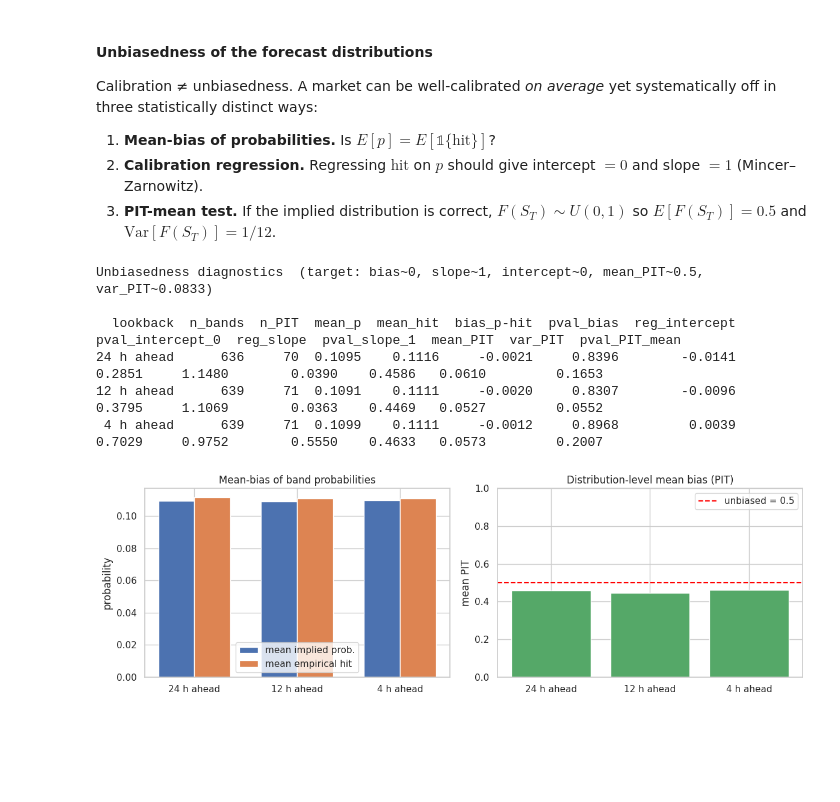
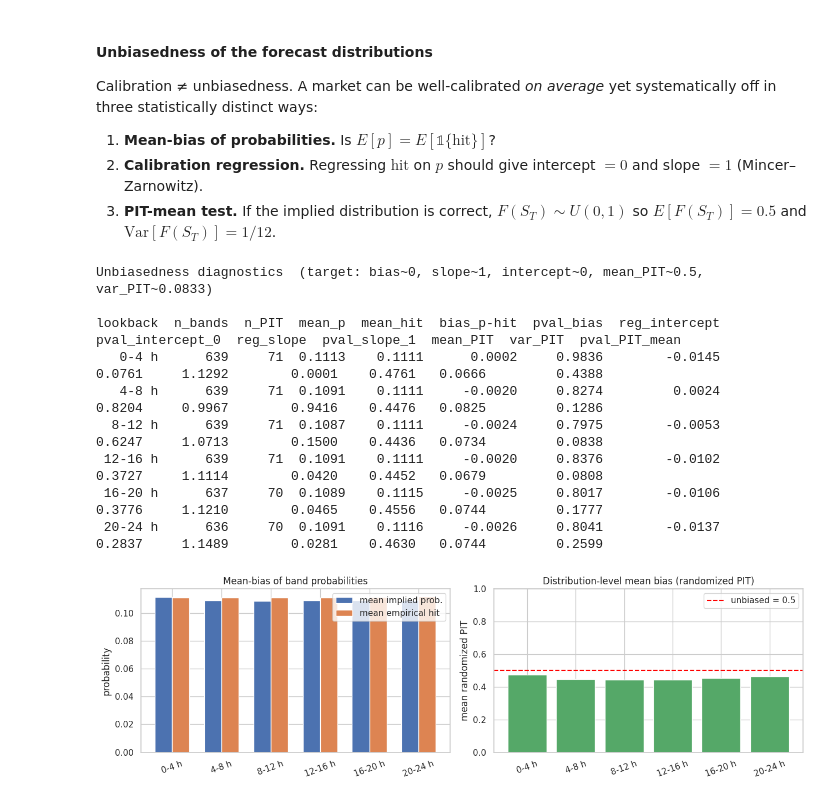
Before and after one commit to ochaff/FATED_polymarket, a Jupyter notebook: polymarket_analysis.ipynb, the cells around one changed output. Saved outputs shown, nothing was run; the diff lists cells and outputs as text; code cells hidden in the pictures; blank space fills up the shorter version.

```diff
--- a/polymarket_analysis.ipynb
+++ b/polymarket_analysis.ipynb
@@ -853,17 +870,16 @@ systematically off in three statistically distinct ways:
 from scipy.stats import ttest_1samp, linregress
 
 unbias_rows = []
-for ttr, label in lookbacks:
+for lo, hi, label in lookbacks:
     # ---- probability-level (per band) bias ----
-    snap_df = snapshot_at(ttr, tol_h=0.5)
+    snap_df = snapshot_in_window(lo, hi)
     df, _, _, _ = calibration_table(snap_df)
     p = df["price"].values.astype(float)
     y = df["hit"].values.astype(float)
     mean_p = float(p.mean())
     mean_hit = float(y.mean())
     t_pb, pv_pb = ttest_1samp(p - y, 0.0)
-    # calibration regression  hit = a + b * p   (Mincer-Zarnowitz)
-    reg = linregress(p, y)
+    reg = linregress(p, y)  # Mincer-Zarnowitz: hit = a + b * p
     se_b = reg.stderr
     t_slope = (reg.slope - 1.0) / se_b if se_b and se_b > 0 else np.nan
     se_a = reg.intercept_stderr
@@ -871,8 +887,8 @@ for ttr, label in lookbacks:
     pv_int = 2.0 * (1.0 - norm.cdf(abs(t_int))) if np.isfinite(t_int) else np.nan
     pv_slope1 = 2.0 * (1.0 - norm.cdf(abs(t_slope))) if np.isfinite(t_slope) else np.nan
 
-    # ---- distribution-level (PIT) bias ----
-    u = pit_values(ttr)
+    # ---- distribution-level (randomized PIT) bias ----
+    u = randomized_pit(lo, hi)
     u = np.asarray(u, dtype=float)
     u = u[np.isfinite(u)]
     if len(u) > 1:
@@ -890,43 +906,46 @@ for ttr, label in lookbacks:
         "pval_bias": float(pv_pb),
         "reg_intercept": float(reg.intercept), "pval_intercept_0": pv_int,
         "reg_slope":     float(reg.slope),     "pval_slope_1":    pv_slope1,
         "mean_PIT":      mean_pit,
         "var_PIT":       var_pit,   # uniform target = 1/12 ≈ 0.0833
         "pval_PIT_mean": pv_pit_f,
     })
 
 unbias_df = pd.DataFrame(unbias_rows)
 pd.set_option("display.float_format", "{:.4f}".format)
 print("Unbiasedness diagnostics  (target: bias~0, slope~1, intercept~0, mean_PIT~0.5, var_PIT~0.0833)\n")
 print(unbias_df.to_string(index=False))
 pd.reset_option("display.float_format")
 
 # graphical: mean(p) vs mean(hit) and PIT mean vs 0.5
-fig, axes = plt.subplots(1, 2, figsize=(12, 4))
+fig, axes = plt.subplots(1, 2, figsize=(13, 4))
 ax = axes[0]
 x = np.arange(len(unbias_df)); w = 0.35
 ax.bar(x - w/2, unbias_df["mean_p"],   width=w, label="mean implied prob.")
 ax.bar(x + w/2, unbias_df["mean_hit"], width=w, label="mean empirical hit")
-ax.set_xticks(x); ax.set_xticklabels(unbias_df["lookback"])
+ax.set_xticks(x); ax.set_xticklabels(unbias_df["lookback"], rotation=20)
 ax.set_ylabel("probability"); ax.set_title("Mean-bias of band probabilities")
 ax.legend()
 
 ax = axes[1]
 ax.bar(x, unbias_df["mean_PIT"], color="C2")
 ax.axhline(0.5, color="red", ls="--", label="unbiased = 0.5")
-ax.set_xticks(x); ax.set_xticklabels(unbias_df["lookback"])
-ax.set_ylim(0, 1); ax.set_ylabel("mean PIT")
-ax.set_title("Distribution-level mean bias (PIT)")
+ax.set_xticks(x); ax.set_xticklabels(unbias_df["lookback"], rotation=20)
+ax.set_ylim(0, 1); ax.set_ylabel("mean randomized PIT")
+ax.set_title("Distribution-level mean bias (randomized PIT)")
 ax.legend()
 plt.tight_layout(); plt.show()
 # %% [output]
 Unbiasedness diagnostics  (target: bias~0, slope~1, intercept~0, mean_PIT~0.5, var_PIT~0.0833)
 
-  lookback  n_bands  n_PIT  mean_p  mean_hit  bias_p-hit  pval_bias  reg_intercept  pval_intercept_0  reg_slope  pval_slope_1  mean_PIT  var_PIT  pval_PIT_mean
-24 h ahead      636     70  0.1095    0.1116     -0.0021     0.8396        -0.0141            0.2851     1.1480        0.0390    0.4586   0.0610         0.1653
-12 h ahead      639     71  0.1091    0.1111     -0.0020     0.8307        -0.0096            0.3795     1.1069        0.0363    0.4469   0.0527         0.0552
- 4 h ahead      639     71  0.1099    0.1111     -0.0012     0.8968         0.0039            0.7029     0.9752        0.5550    0.4633   0.0573         0.2007
+lookback  n_bands  n_PIT  mean_p  mean_hit  bias_p-hit  pval_bias  reg_intercept  pval_intercept_0  reg_slope  pval_slope_1  mean_PIT  var_PIT  pval_PIT_mean
+   0-4 h      639     71  0.1113    0.1111      0.0002     0.9836        -0.0145            0.0761     1.1292        0.0001    0.4761   0.0666         0.4388
+   4-8 h      639     71  0.1091    0.1111     -0.0020     0.8274         0.0024            0.8204     0.9967        0.9416    0.4476   0.0825         0.1286
+  8-12 h      639     71  0.1087    0.1111     -0.0024     0.7975        -0.0053            0.6247     1.0713        0.1500    0.4436   0.0734         0.0838
+ 12-16 h      639     71  0.1091    0.1111     -0.0020     0.8376        -0.0102            0.3727     1.1114        0.0420    0.4452   0.0679         0.0808
+ 16-20 h      637     70  0.1089    0.1115     -0.0025     0.8017        -0.0106            0.3776     1.1210        0.0465    0.4556   0.0744         0.1777
+ 20-24 h      636     70  0.1091    0.1116     -0.0026     0.8041        -0.0137            0.2837     1.1489        0.0281    0.4630   0.0744         0.2599
-[figure, old version]
+[figure, new version]
 # %% [markdown]
 **Reading the table**
 
```
Also changed, not shown: parts of 6 cells of this notebook.
